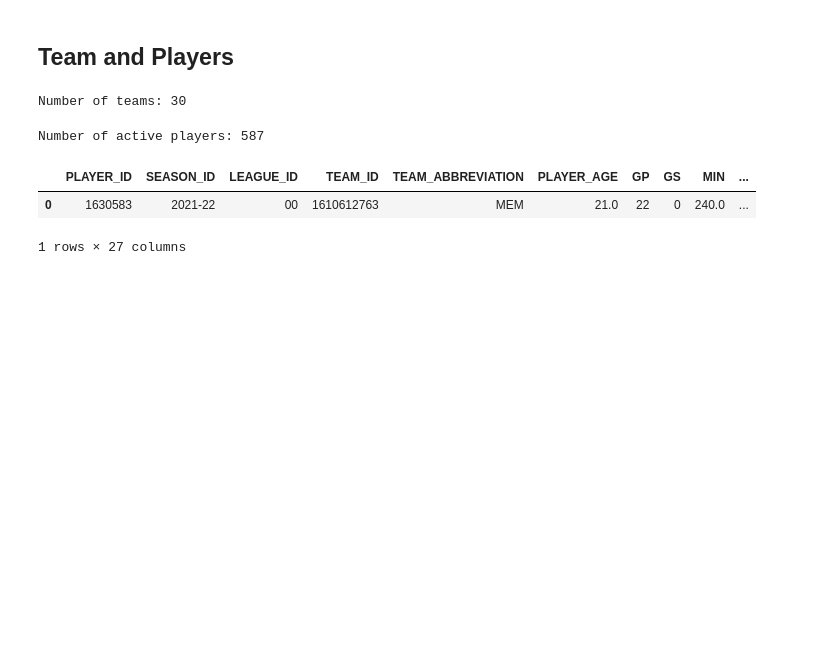
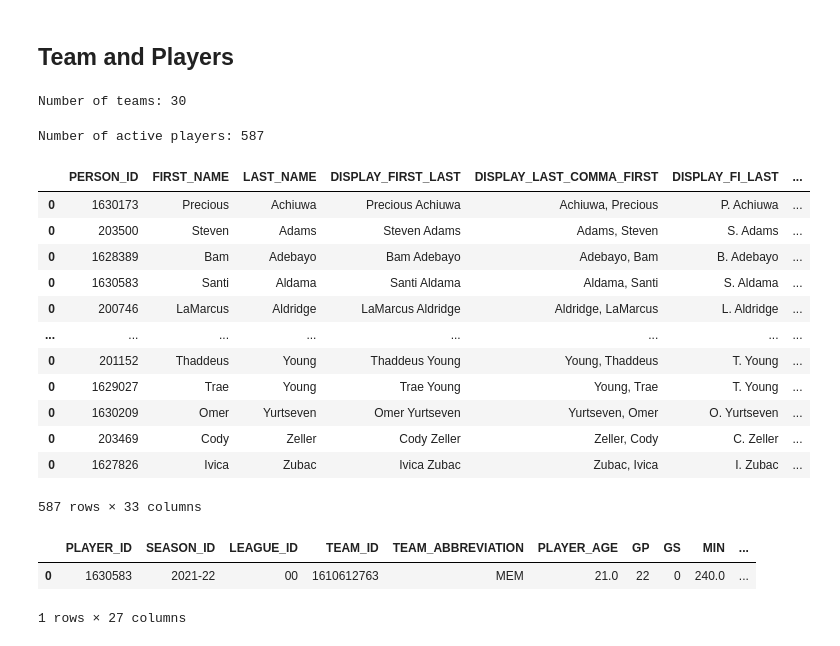
Before and after one commit to taryll/NBA_project, a Jupyter notebook: notebooks/01-Data_gathering.ipynb, the cells around one changed output. Cells and saved outputs as stored; diff of their text form; code cells hidden in the pictures; blank space fills up the shorter version.

Commit message:
collecting common player info

```diff
--- a/notebooks/01-Data_gathering.ipynb
+++ b/notebooks/01-Data_gathering.ipynb
@@ -50,6 +56,29 @@ nba_players_ids = []
 for player in nba_players:
     player_id = player['id']
     nba_players_ids.append(player_id)
+# %%
+# collecting player position
+df_player_info = []
+
+for player_id in nba_players_ids:
+    player_info = commonplayerinfo.CommonPlayerInfo(player_id = player_id)
+    df_player_info.append(player_info.common_player_info.get_data_frame())
+# %%
+pd.concat(df_player_info)
+# %% [output]
+|  | PERSON_ID | FIRST_NAME | LAST_NAME | DISPLAY_FIRST_LAST | DISPLAY_LAST_COMMA_FIRST | DISPLAY_FI_LAST | ... |
+| 0 | 1630173 | Precious | Achiuwa | Precious Achiuwa | Achiuwa, Precious | P. Achiuwa | ... |
+| 0 | 203500 | Steven | Adams | Steven Adams | Adams, Steven | S. Adams | ... |
+| 0 | 1628389 | Bam | Adebayo | Bam Adebayo | Adebayo, Bam | B. Adebayo | ... |
+| 0 | 1630583 | Santi | Aldama | Santi Aldama | Aldama, Santi | S. Aldama | ... |
+| 0 | 200746 | LaMarcus | Aldridge | LaMarcus Aldridge | Aldridge, LaMarcus | L. Aldridge | ... |
+| ... | ... | ... | ... | ... | ... | ... | ... |
+| 0 | 201152 | Thaddeus | Young | Thaddeus Young | Young, Thaddeus | T. Young | ... |
+| 0 | 1629027 | Trae | Young | Trae Young | Young, Trae | T. Young | ... |
+| 0 | 1630209 | Omer | Yurtseven | Omer Yurtseven | Yurtseven, Omer | O. Yurtseven | ... |
+| 0 | 203469 | Cody | Zeller | Cody Zeller | Zeller, Cody | C. Zeller | ... |
+| 0 | 1627826 | Ivica | Zubac | Ivica Zubac | Zubac, Ivica | I. Zubac | ... |
+587 rows × 33 columns
 # %%
 pd.DataFrame(nba_players).to_csv("../data/raw/df_nba_players.csv", index = False)
 # %%
```
Also changed, not shown: parts of 1 cell of this notebook.
